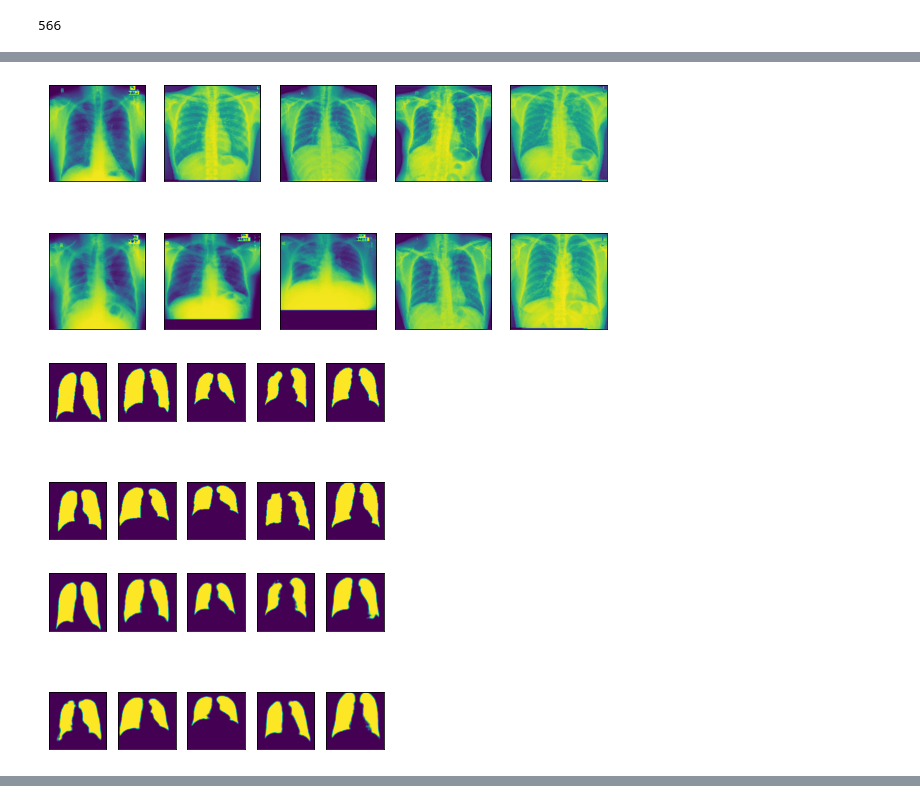
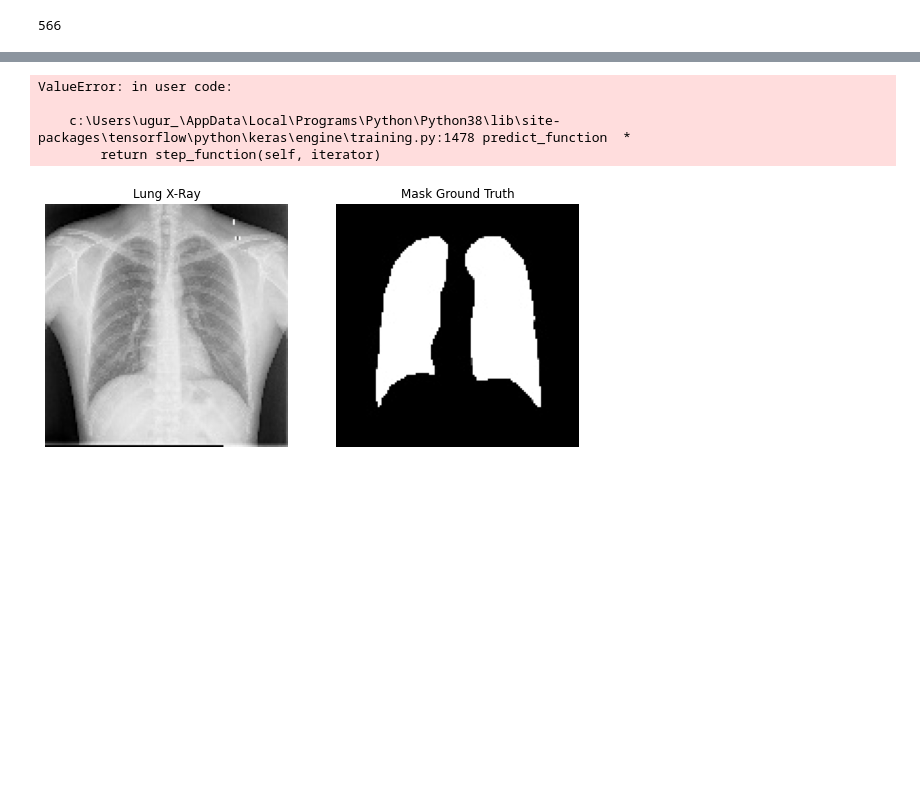
Before and after one commit to TevfikaTuran/LungClassifier, a Jupyter notebook: createMask.ipynb, the cells around one changed output, grey strips where cells are left out. Drawn from its saved outputs; the diff is of its cells as text; code cells hidden in the pictures; blank space fills up the shorter version.

```diff
--- a/createMask.ipynb
+++ b/createMask.ipynb
@@ -20,6 +19,35 @@ warnings.filterwarnings('ignore')
 import tensorflow as tf
 physical_devices = tf.config.list_physical_devices('GPU')
 tf.config.experimental.set_memory_growth(physical_devices[0], True)
+# %%
+def showPredict(images, masks):
+
+    plt.figure(figsize=(20, 10))
+
+    img_index = random.choice(range(len(images)))
+
+    plt.subplot(1,4,1)
+    random_img = images[img_index,:,:]
+    plt.imshow(random_img, cmap='gray')
+    plt.axis('off')
+    plt.title('Lung X-Ray')
+
+    plt.subplot(1,4,2)
+    random_mask = masks[img_index,:,:]
+    plt.imshow(random_mask, cmap='gray')
+    plt.axis('off')
+    plt.title('Mask Ground Truth')
+
+    preds = model.predict((images[img_index]/255.))[0]*255
+    plt.subplot(1,4,3)
+    plt.imshow(preds, cmap='gray')
+    plt.axis('off')
+    plt.title('Predicted Mask')
+
+    plt.subplot(1,4,4)
+    plt.imshow(cv2.bitwise_and(random_img, random_img, mask=mask.astype(np.uint8)), cmap='gray')
+    plt.axis('off')
+    plt.title('Predicted Lung Segmentation')
 # %%
 IMG_HEIGHT = 128
 IMG_WIDTH = 128
@@ -314,6 +312,5 @@ model.save("9815_model.h5")
-# %%
-show_random_examples(X_test, y_test_m, preds2)
-# %% [output]
-[figure, removed]
-[figure, removed]
-[figure, removed]
+# %%
+model = load_model('model.h5')
+
+showPredict(X_test, y_test_m)
+# %% [output]
@@ -319,0 +318,5 @@ show_random_examples(X_test, y_test_m, preds2)
+ValueError: in user code:
+
+    c:\Users\ugur_\AppData\Local\Programs\Python\Python38\lib\site-packages\tensorflow\python\keras\engine\training.py:1478 predict_function  *
+        return step_function(self, iterator)
+[figure, added]
```
Also changed, not shown: parts of 14 cells of this notebook.
